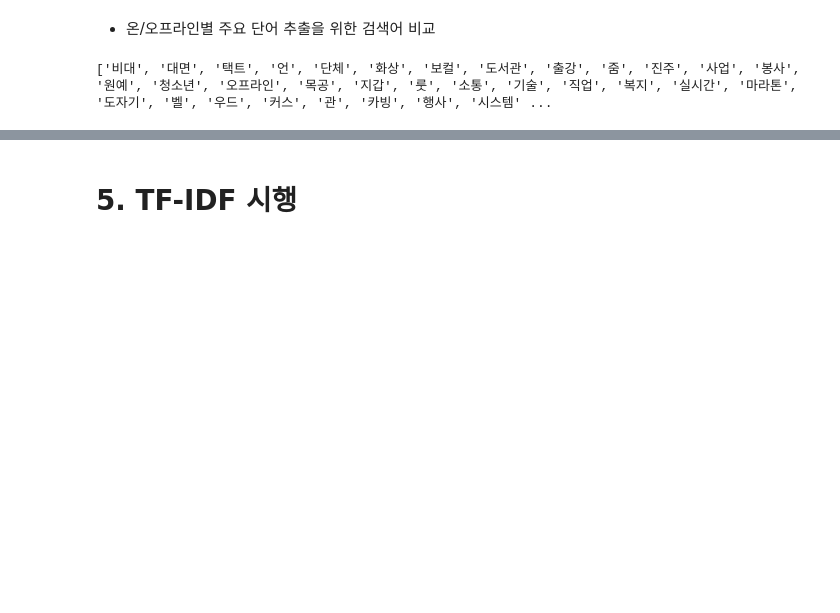
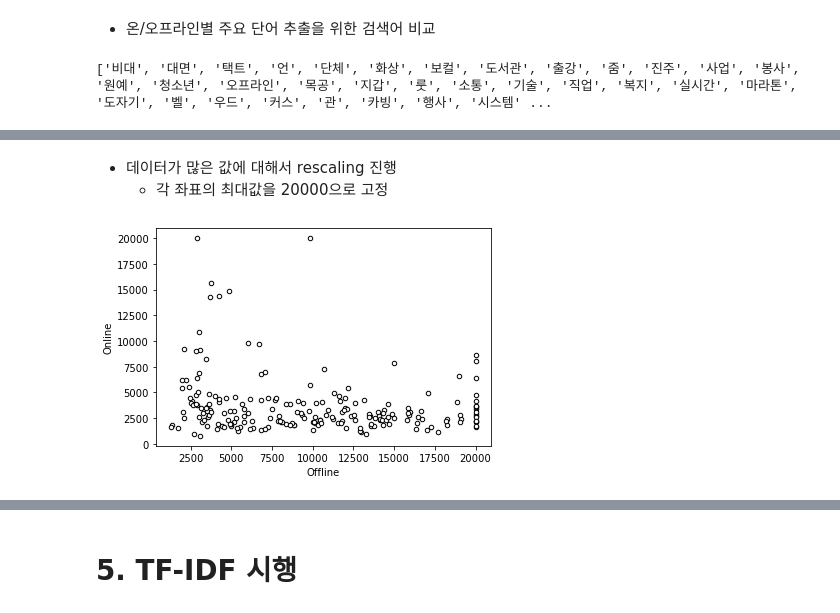
Before and after one commit to songmin9813/Leisure_Analyzer, a Jupyter notebook: Project_Final.ipynb, the cells around one changed output, grey strips where cells are left out. Cells and saved outputs as stored; diff of their text form; code cells hidden in the pictures; blank space fills up the shorter version.

```diff
--- a/Project_Final.ipynb
+++ b/Project_Final.ipynb
@@ -307,7 +310,7 @@ online_keywords=['온라인', '혼자', '집', '통화', '유튜브','툰','소
                  '문자', '발송', '인터넷', '청취','셀프','페이스북','그램','팟캐스트','모바일','손','유저','스킬']
 offline_keywords=['오프라인', '공간', '곳', '길', '입장', '방문', '룸','호텔','도착','경주','건축','관람','방','층','타','들어가','레슨',
                  '분위기', '여행', '관광', '지역', '시설', '출입', '모임','사람','느낌','전시','공연','데이트','훈련',
-                 '이용', '체육관', '공원', '풍경', '가족', '스포츠', '산','메이트','외식','테마','전시회','주민','예매','참여','판',
+                 '이용', '체육관', '공원', '풍경', '가족', '스포츠', '산','메이트','외식','테마','전시회','주민','선수','팀','경기',
                   '수술','캠프','직관','관람객','예약','만나','코치','조','부','무대','걷','경기','대회','춤','사람']
 print(len(online_keywords), len(offline_keywords))
 # %% [output]
@@ -370,5 +368,5 @@ print(online, offline)
 # %%
-onoff=[]#온/오프라인 유무 정보가 담겨있는 리스트
+onoff=[]
 for row in leisure_dict_search:
     for obj in row:
         fread=open("./Leisures/Description_Data_New/"+obj+".pkl", 'rb')
@@ -380,13 +378,6 @@ for row in leisure_dict_search:
                 offlinecnt+=cnt[1]
             elif cnt[0] in online_keywords:
                 onlinecnt+=cnt[1]
-        if(offlinecnt/onlinecnt<=0.43):
-            onoff.append(0)
-        elif(offlinecnt/onlinecnt<=2.33):
-            onoff.append(2)
-        if(offlinecnt/onlinecnt>2.33):
-            onoff.append(1)
+        onoff.append([offlinecnt,onlinecnt])
         fread.close()
-f = open("./Leisures/Description_Data_New/onoffdatas.pkl", 'wb')
-pickle.dump(onoff,f)
-f.close()#onoff data 저장
+onoff
@@ -392,0 +402,3 @@ f.close()#onoff data 저장
+# %% [markdown]
+- 데이터가 많은 값에 대해서 rescaling 진행
+  - 각 좌표의 최대값을 20000으로 고정
@@ -392,0 +415,15 @@ f.close()#onoff data 저장
+# %%
+#데이터프레임 생성 후 좌표 출력
+a=np.array(onoff)
+sampledf=pd.DataFrame(data=a[:,0],columns=['Offline'])
+sampledf['Online']=a[:,1]
+plt.scatter(
+   a[:, 0], a[:, 1],
+   c='white', marker='o',
+   edgecolor='black', s=20
+)
+plt.xlabel("Offline")
+plt.ylabel("Online")
+plt.show()
+# %% [output]
+[figure, added]
```
Also changed, not shown: parts of 28 cells of this notebook.
